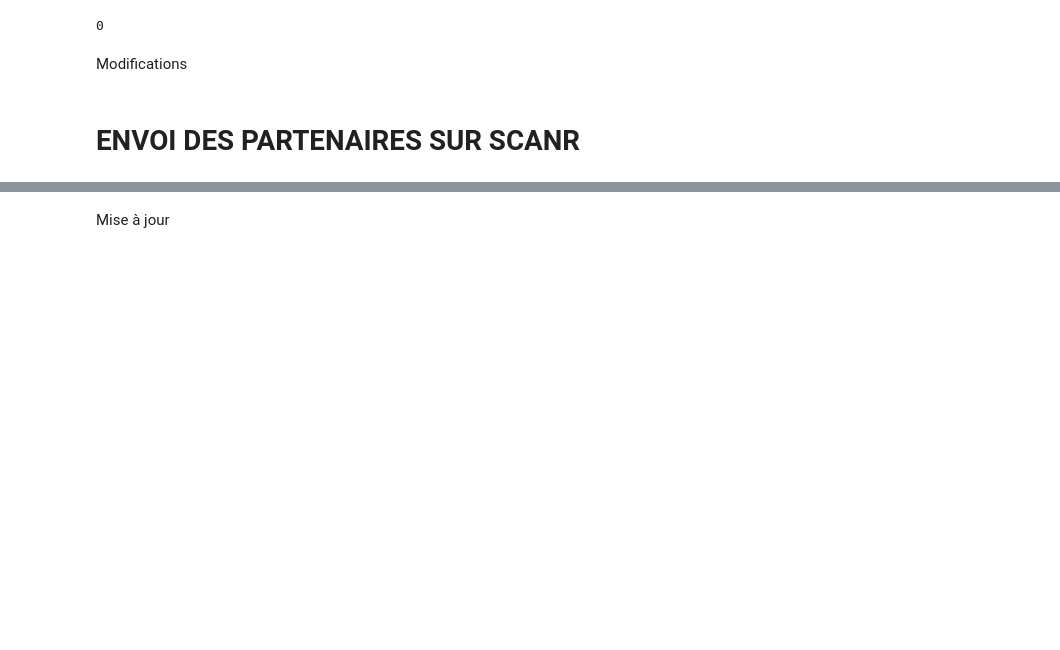
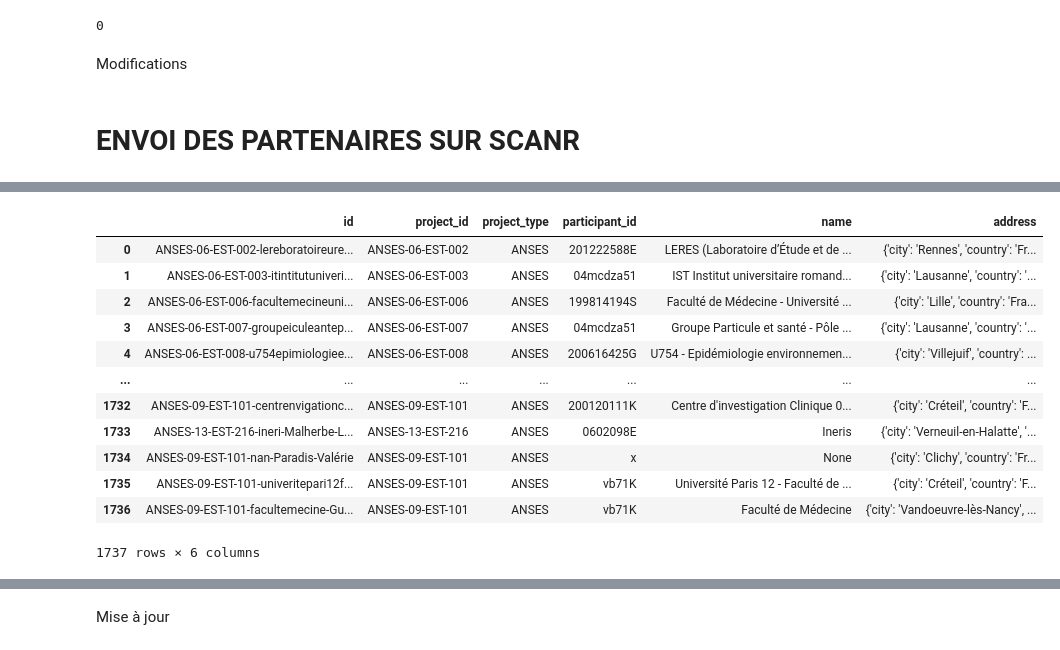
Before and after one commit to dataesr/projects-partners-consolidation, a Jupyter notebook: process_and_send_data_details.ipynb, the cells around one changed output, grey strips where cells are left out. Drawn from its saved outputs; the diff is of its cells as text; code cells hidden in the pictures; blank space fills up the shorter version.

```diff
--- a/process_and_send_data_details.ipynb
+++ b/process_and_send_data_details.ipynb
@@ -415,15 +439,29 @@ df_partenaires.loc[:,'id_structure']=df_partenaires.loc[:,'id_structure'].apply(
 # %%
 if source in ['ANSES','SIRANO']:
-    df_partenaires['id']=df_partenaires.apply(lambda row: f"{row[sources[source]['code_projet']]}-{row[{sources[source]['nom_structure']}+'2']}-{row[sources[source]['nom']]}-{row[sources[source]['prenom']]}" , axis=1)
+    df_partenaires['id']=df_partenaires.apply(lambda row: f"{row[sources[source]['code_projet']]}-{row[str(sources[source]['nom_structure'])+'2']}-{row[sources[source]['nom']]}-{row[sources[source]['prenom']]}" , axis=1)
 if source =='REG_IDF':
     df_partenaires['id']=df_partenaires.apply(lambda row: f"{row[sources[source]['code_projet']]}-{row[str(sources[source]['nom_structure'])+'2']}-{row['entite_role']}" , axis=1)
 df_partenaires['address']=df_partenaires.apply(lambda row: address(row,sources[source]['pays'],sources[source]['ville'],source), axis=1)
 df_partenaires=df_partenaires.rename(columns={sources[source]['nom_structure']: 'name', sources[source]['code_projet']: 'project_id', 'id_structure':'participant_id','Projet.Partenaire.Code_Decision_ANR':'id'})
 df_partenaires=df_partenaires[['name','id','project_id','participant_id','address']]
 df_partenaires['project_type']=source
 df_partenaires['participant_id']=df_partenaires.loc[:,'participant_id'].apply(lambda x: str(x[0]).replace('.0','') if isinstance(x,list) else str(x).split(';')[0].replace('.0',''))
 df_partenaires=df_partenaires[['id','project_id', 'project_type', 'participant_id', 'name','address']]
 df_partenaires['name'] = df_partenaires['name'].astype(str)
 df_partenaires
+# %% [output]
+|  | id | project_id | project_type | participant_id | name | address |
+| 0 | ANSES-06-EST-002-lereboratoireure... | ANSES-06-EST-002 | ANSES | 201222588E | LERES (Laboratoire d’Étude et de ... | {'city': 'Rennes', 'country': 'Fr... |
+| 1 | ANSES-06-EST-003-itintitutuniveri... | ANSES-06-EST-003 | ANSES | 04mcdza51 | IST Institut universitaire romand... | {'city': 'Lausanne', 'country': '... |
+| 2 | ANSES-06-EST-006-facultemecineuni... | ANSES-06-EST-006 | ANSES | 199814194S | Faculté de Médecine - Université ... | {'city': 'Lille', 'country': 'Fra... |
+| 3 | ANSES-06-EST-007-groupeiculeantep... | ANSES-06-EST-007 | ANSES | 04mcdza51 | Groupe Particule et santé - Pôle ... | {'city': 'Lausanne', 'country': '... |
+| 4 | ANSES-06-EST-008-u754epimiologiee... | ANSES-06-EST-008 | ANSES | 200616425G | U754 - Epidémiologie environnemen... | {'city': 'Villejuif', 'country': ... |
+| ... | ... | ... | ... | ... | ... | ... |
+| 1732 | ANSES-09-EST-101-centrenvigationc... | ANSES-09-EST-101 | ANSES | 200120111K | Centre d'investigation Clinique 0... | {'city': 'Créteil', 'country': 'F... |
+| 1733 | ANSES-13-EST-216-ineri-Malherbe-L... | ANSES-13-EST-216 | ANSES | 0602098E | Ineris | {'city': 'Verneuil-en-Halatte', '... |
+| 1734 | ANSES-09-EST-101-nan-Paradis-Valérie | ANSES-09-EST-101 | ANSES | x | None | {'city': 'Clichy', 'country': 'Fr... |
+| 1735 | ANSES-09-EST-101-univeritepari12f... | ANSES-09-EST-101 | ANSES | vb71K | Université Paris 12 - Faculté de ... | {'city': 'Créteil', 'country': 'F... |
+| 1736 | ANSES-09-EST-101-facultemecine-Gu... | ANSES-09-EST-101 | ANSES | vb71K | Faculté de Médecine | {'city': 'Vandoeuvre-lès-Nancy', ... |
+1737 rows × 6 columns
 # %%
 df_partenaires[df_partenaires.duplicated(subset=['id'])]
```
Also changed, not shown: parts of 9 cells of this notebook, 2 other files.
